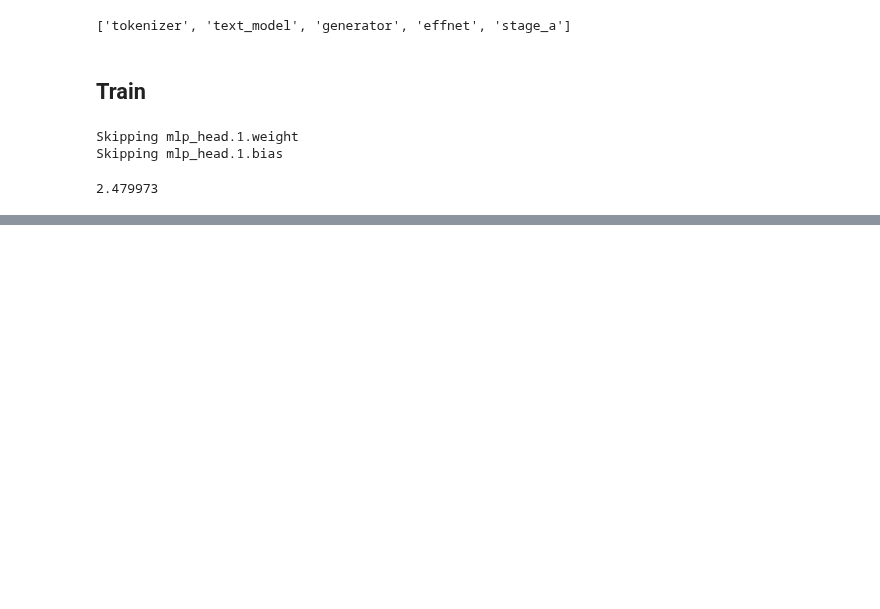
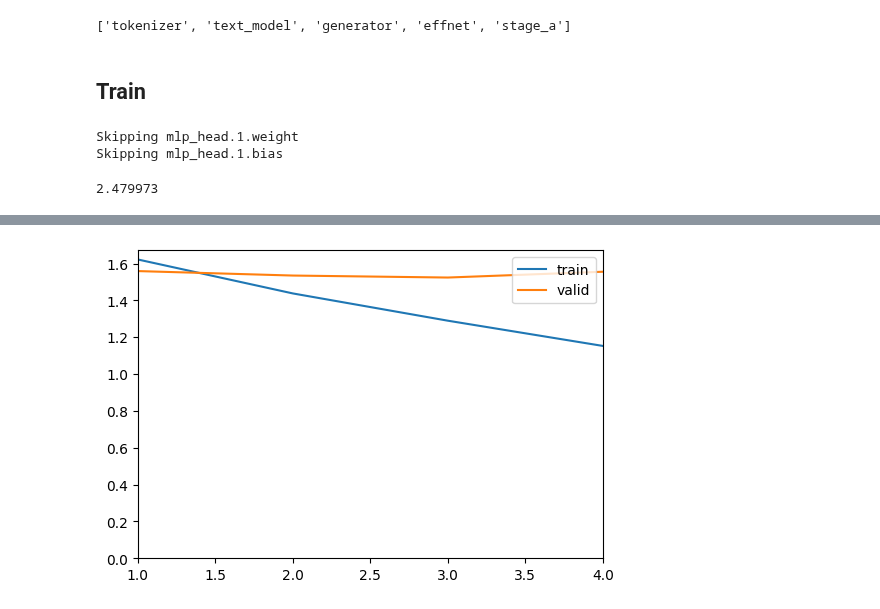
Before and after one commit to danjacobellis/BF, a Jupyter notebook: train_food101.ipynb, the cells around one changed output, grey strips where cells are left out. Saved outputs shown, nothing was run; the diff lists cells and outputs as text; code cells hidden in the pictures; blank space fills up the shorter version.

```diff
--- a/train_food101.ipynb
+++ b/train_food101.ipynb
@@ -239,0 +228,83 @@ KeyboardInterrupt
+# %%
+epochs = 50
+mb = master_bar(range(1, epochs + 1))
+train_loss = []
+test_loss = []
+val_accuracy = []
+augmentations = Compose([
+    RandomCrop(14),
+    RandomHorizontalFlip(0.5),
+    # RandomErasing(p=1, scale=(1/6, 1/4), ratio=(1/3, 3), value=0, inplace=False),
+    # RandomErasing(p=1, scale=(1/6, 1/4), ratio=(1/3, 3), value=0, inplace=False),
+    # RandomErasing(p=1, scale=(1/6, 1/4), ratio=(1/3, 3), value=0, inplace=False),
+    # RandomErasing(p=0.5, scale=(1/6, 1/4), ratio=(1/3, 3), value=0, inplace=False),
+    # RandomErasing(p=0.5, scale=(1/6, 1/4), ratio=(1/3, 3), value=0, inplace=False),
+    # RandomErasing(p=0.5, scale=(1/6, 1/4), ratio=(1/3, 3), value=0, inplace=False),
+])
+
+center_crop = CenterCrop(14)
+
+for epoch in mb:
+    # Training Phase
+    dataloader_train = DataLoader(dataset['train'], batch_size=1024, shuffle=True, drop_last=True)
+
+    # if epoch == 15:
+    #     augmentations = Compose([
+    #         RandomCrop(14),
+    #         RandomHorizontalFlip(0.5),
+    #     ])
+
+    model.train()
+    running_loss = 0.0
+    for inputs in progress_bar(dataloader_train, parent=mb):
+        x = augmentations(inputs['latent'].cuda())
+        targets = inputs['label'].to(torch.int64).cuda()
+        optimizer.zero_grad()
+        outputs = model(x)
+        loss = loss_function(outputs, targets)
+        if torch.isnan(loss):
+            print(f"Loss is nan, skipping batch")
+            continue
+        loss.backward()
+        print(loss.item(), end='\r')
+        # torch.nn.utils.clip_grad_norm_(model.parameters(), max_norm=1.0)
+        optimizer.step()
+        running_loss += loss.item()
+
+    train_epoch_loss = running_loss / len(dataloader_train)
+    train_loss.append(train_epoch_loss)
+
+    # Validation Phase
+    dataloader_val = DataLoader(dataset['validation'], batch_size=256, shuffle=False, drop_last=False)
+    model.eval()
+    running_loss_val = 0.0
+    correct_predictions = 0
+    total_predictions = 0
+    with torch.no_grad():
+        for inputs in dataloader_val:
+            x = center_crop(inputs['latent'].cuda())
+            targets = inputs['label'].to(torch.int64).cuda()
+            outputs = model(x)
+            loss = loss_function(outputs, targets)
+            if torch.isnan(loss):
+                print(f"Loss is nan, skipping batch")
+                continue
+            running_loss_val += loss.item()
+            _, predicted = torch.max(outputs, 1)
+            correct_predictions += (predicted == targets).sum().item()
+            total_predictions += targets.size(0)
+    val_epoch_loss = running_loss_val / len(dataloader_val)
+    test_loss.append(val_epoch_loss)
+    epoch_accuracy = correct_predictions / total_predictions
+    print(f'Epoch: {epoch}, Accuracy: {epoch_accuracy:.4f}')
+    val_accuracy.append(epoch_accuracy)
+    graphs = [
+        [range(1, epoch + 1), train_loss],  # Training Loss
+        [range(1, epoch + 1), test_loss],  # Validation Loss
+    ]
+    x_bounds = [1, epoch]
+    y_bounds = [min(min(train_loss + test_loss) - 0.05, 0), max(max(train_loss + test_loss) + 0.05, 1)]
+    mb.update_graph(graphs, x_bounds, y_bounds)
+    checkpoint_filename = f'checkpoint{epoch}.pt'
+    torch.save(model.state_dict(), checkpoint_filename)
+# %% [output]
@@ -239,0 +314 @@ KeyboardInterrupt
+[figure, added]
```
Also changed, not shown: parts of 3 cells of this notebook.
